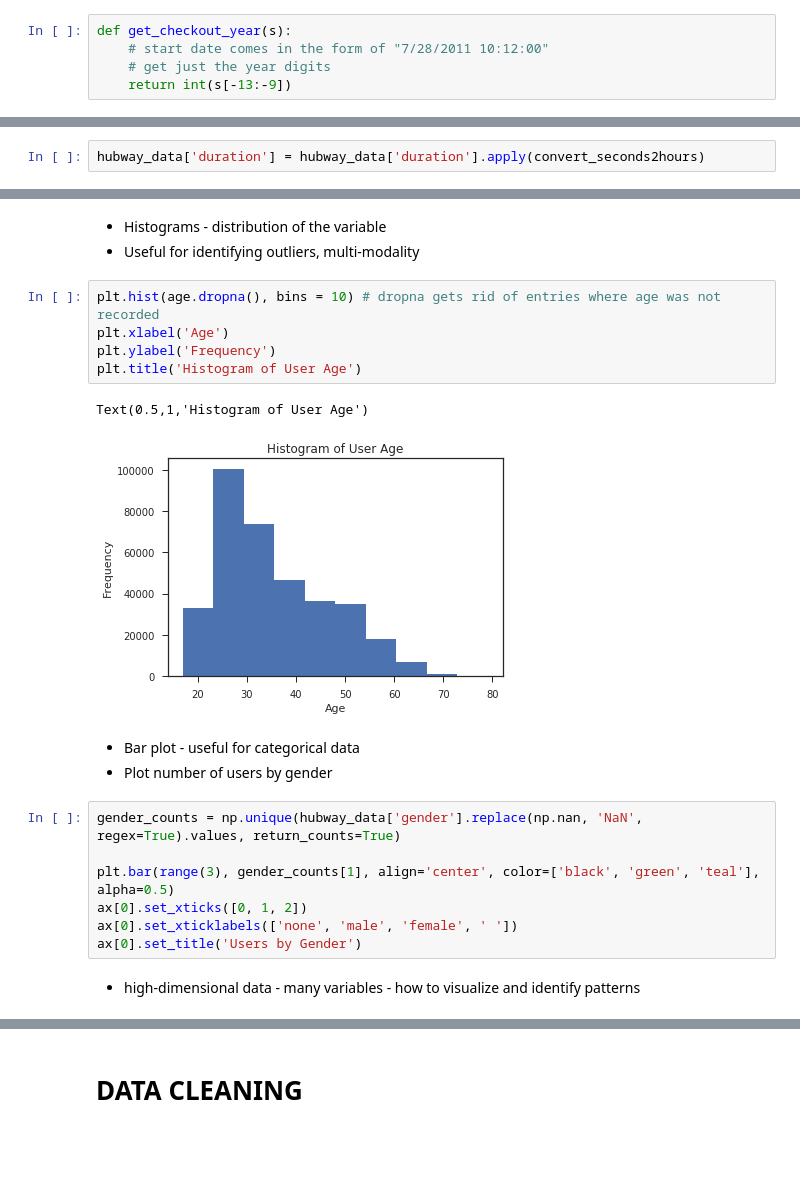
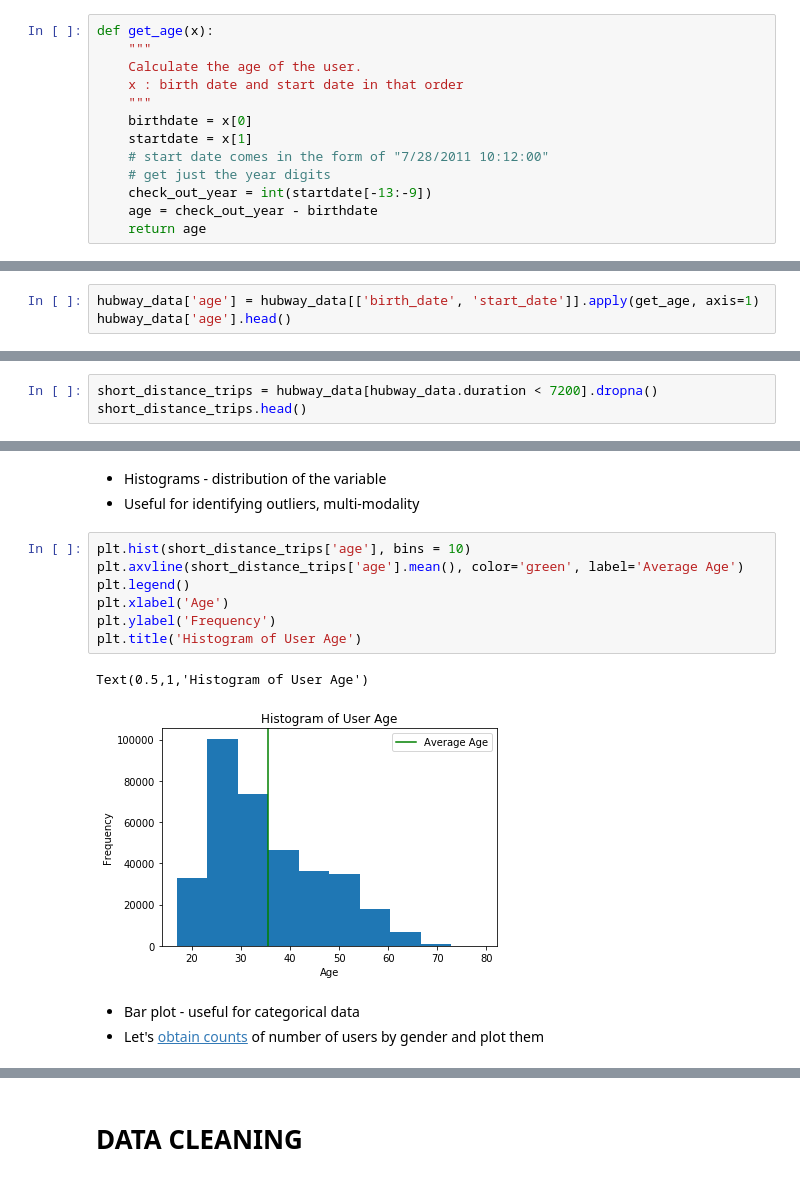
Before and after one commit to anastasiyabel/wids_kaggle2018, a Jupyter notebook: WiDS_workshop2018.ipynb, the cells around one changed output, grey strips where cells are left out. Saved outputs shown, nothing was run; the diff lists cells and outputs as text; blank space fills up the shorter version.

```diff
--- a/WiDS_workshop2018.ipynb
+++ b/WiDS_workshop2018.ipynb
@@ -121,7 +122,15 @@ Name: duration, dtype: float64
 * Apply a function to a column of a DataFrame
 * Let's transform start date to get a year when the bike was checked out
 # %%
-def get_checkout_year(s):
+def get_age(x):
+    """
+    Calculate the age of the user.
+    x : birth date and start date in that order
+    """
+    birthdate = x[0]
+    startdate = x[1]
     # start date comes in the form of "7/28/2011 10:12:00"
     # get just the year digits
-    return int(s[-13:-9])
+    check_out_year = int(startdate[-13:-9])
+    age = check_out_year - birthdate
+    return age
@@ -142,2 +137,3 @@ def convert_seconds2hours(sec):
-# %%
-hubway_data['duration'] = hubway_data['duration'].apply(convert_seconds2hours)
+# %%
+hubway_data['age'] = hubway_data[['birth_date', 'start_date']].apply(get_age, axis=1)
+hubway_data['age'].head()
@@ -174,0 +180,3 @@ hubway_data_with_gps.head()
+# %%
+short_distance_trips = hubway_data[hubway_data.duration < 7200].dropna()
+short_distance_trips.head()
@@ -195,22 +202,15 @@ KeyboardInterrupt:
 * Histograms - distribution of the variable
 * Useful for identifying outliers, multi-modality
 # %%
-plt.hist(age.dropna(), bins = 10) # dropna gets rid of entries where age was not recorded
+plt.hist(short_distance_trips['age'], bins = 10)
+plt.axvline(short_distance_trips['age'].mean(), color='green', label='Average Age')
+plt.legend()
 plt.xlabel('Age')
 plt.ylabel('Frequency')
 plt.title('Histogram of User Age')
 # %% [output]
 Text(0.5,1,'Histogram of User Age')
-[figure, old version]
+[figure, new version]
 # %% [markdown]
 * Bar plot - useful for categorical data
-* Plot number of users by gender
+* Let's [obtain counts](https://pandas.pydata.org/pandas-docs/stable/generated/pandas.Series.value_counts.html) of number of users by gender and plot them
-# %%
-gender_counts = np.unique(hubway_data['gender'].replace(np.nan, 'NaN', regex=True).values, return_counts=True)
-
-plt.bar(range(3), gender_counts[1], align='center', color=['black', 'green', 'teal'], alpha=0.5)
-ax[0].set_xticks([0, 1, 2])
-ax[0].set_xticklabels(['none', 'male', 'female', ' '])
-ax[0].set_title('Users by Gender')
-# %% [markdown]
-* high-dimensional data - many variables - how to visualize and identify patterns
```
Also changed, not shown: parts of 56 cells of this notebook.
